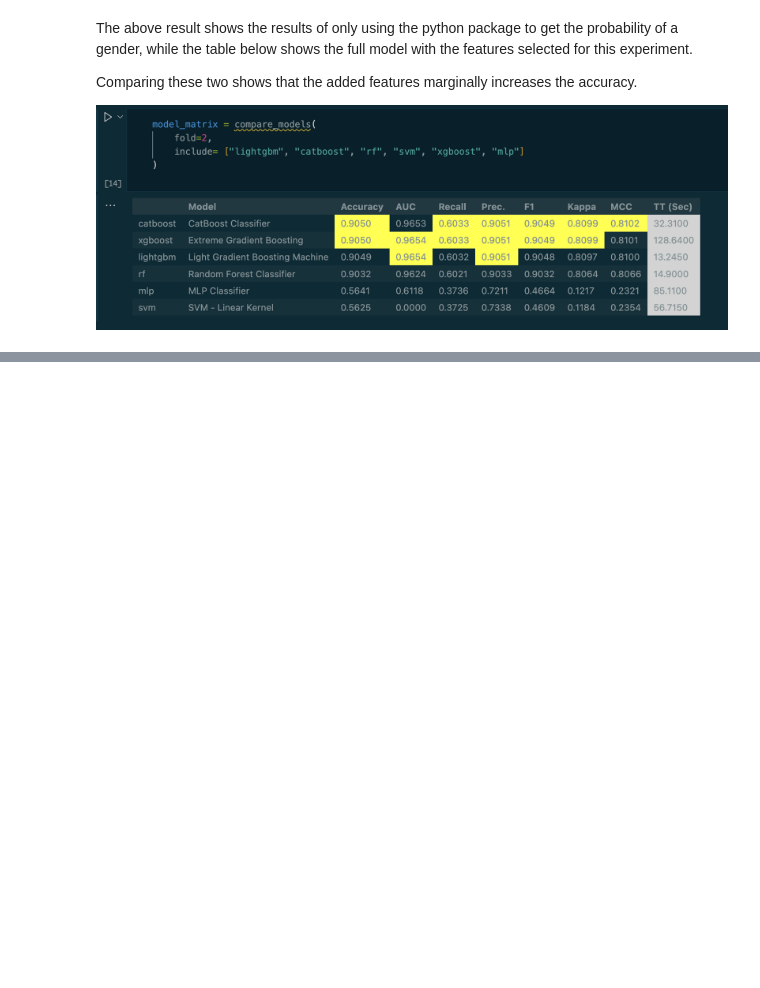
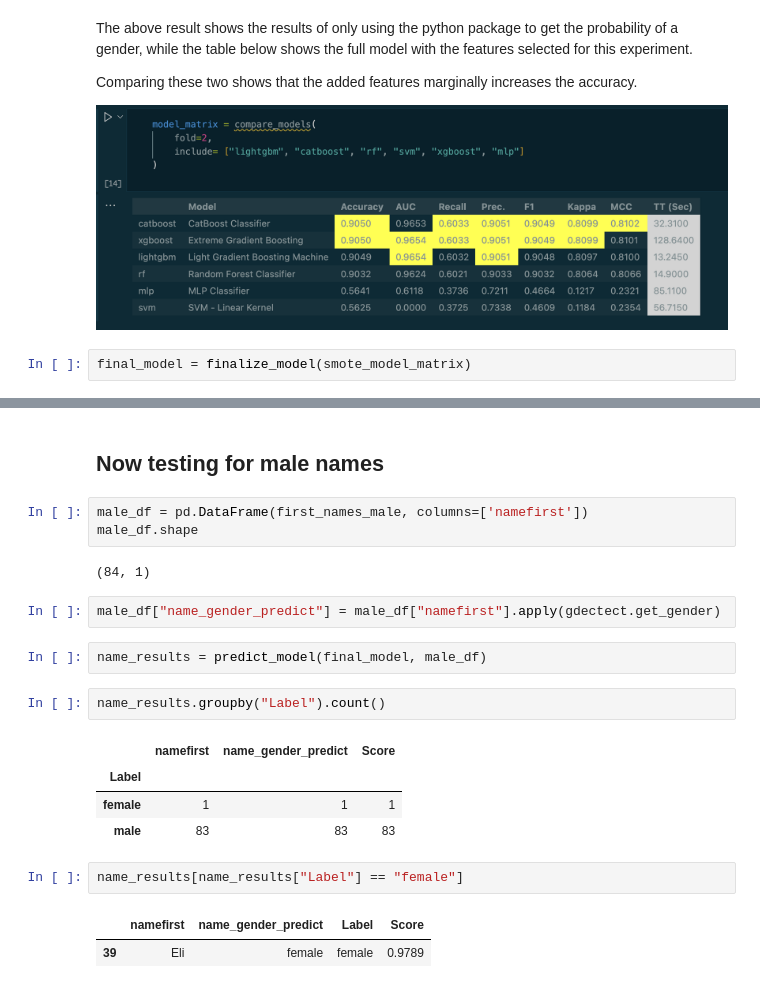
Before and after one commit to ryankazmerik/data-sci, a Jupyter notebook: experiments/G2 Experiment/G2 Experiment.ipynb, the cells around one changed output, grey strips where cells are left out. Cells and saved outputs as stored; diff of their text form; blank space fills up the shorter version.

```diff
--- a/experiments/G2 Experiment/G2 Experiment.ipynb
+++ b/experiments/G2 Experiment/G2 Experiment.ipynb
@@ -375,3 +375,5 @@ The above result shows the results of only using the python package to get the p
 Comparing these two shows that the added features marginally increases the accuracy.
 
 ![image.png](attachment:image.png)
+# %%
+final_model = finalize_model(smote_model_matrix)
@@ -377,0 +417,23 @@ Comparing these two shows that the added features marginally increases the accur
+# %% [markdown]
+## Now testing for male names
+# %%
+male_df = pd.DataFrame(first_names_male, columns=['namefirst'])
+male_df.shape
+# %% [output]
+(84, 1)
+# %%
+male_df["name_gender_predict"] = male_df["namefirst"].apply(gdectect.get_gender)
+# %%
+name_results = predict_model(final_model, male_df)
+# %%
+name_results.groupby("Label").count()
+# %% [output]
+|  | namefirst | name_gender_predict | Score |
+| Label |  |  |  |
+| female | 1 | 1 | 1 |
+| male | 83 | 83 | 83 |
+# %%
+name_results[name_results["Label"] == "female"]
+# %% [output]
+|  | namefirst | name_gender_predict | Label | Score |
+| 39 | Eli | female | female | 0.9789 |
```
Also changed, not shown: parts of 8 cells of this notebook.
